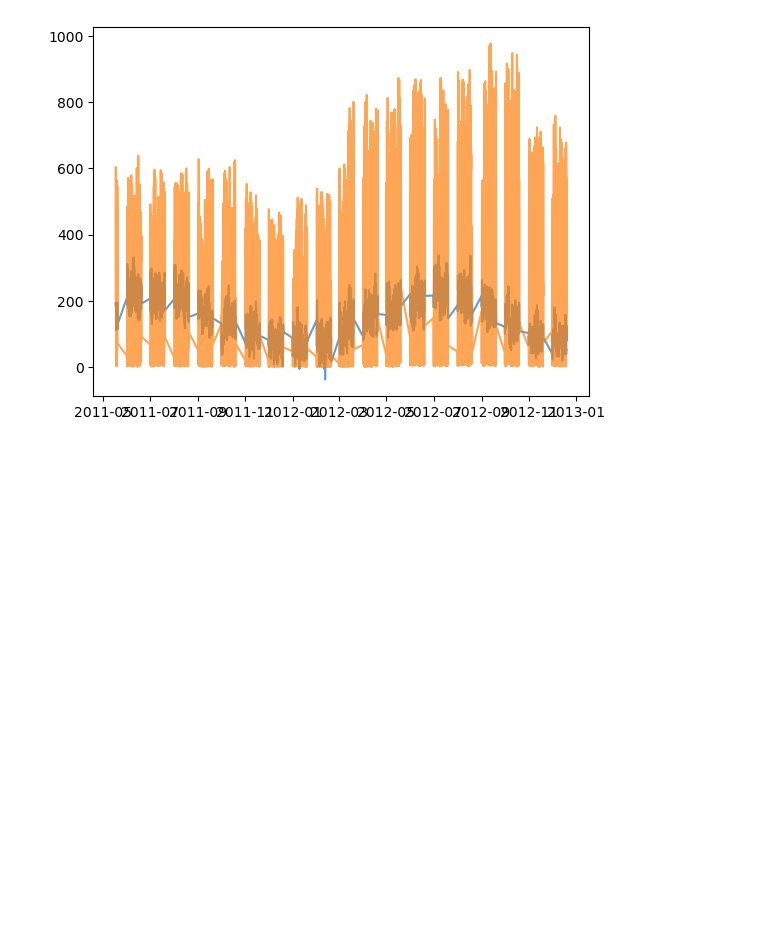
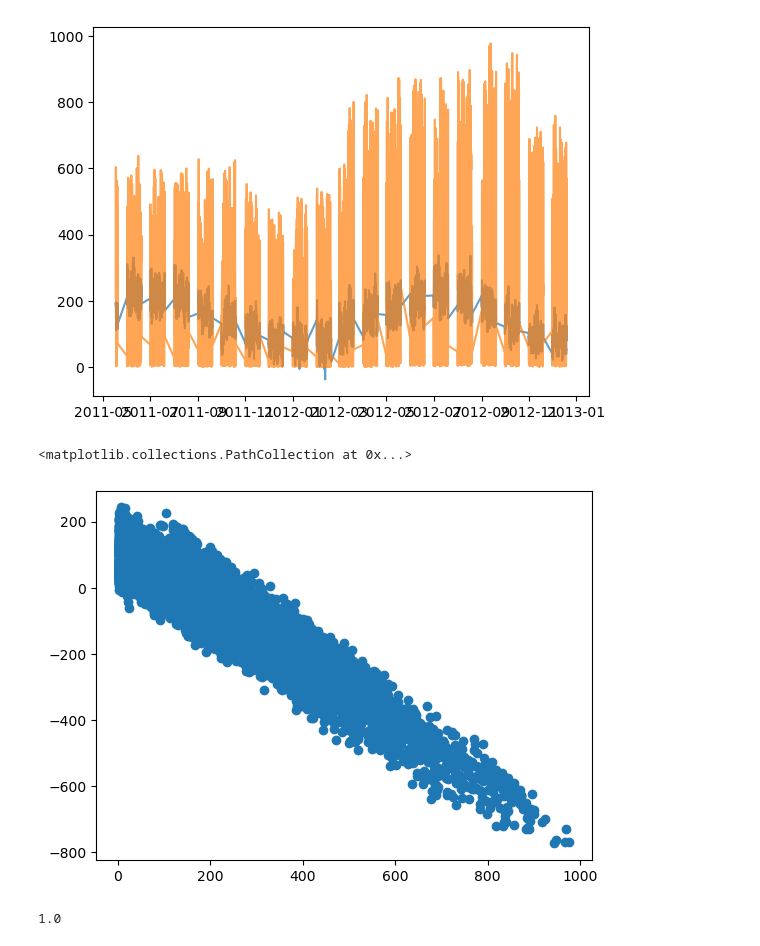
Before and after one commit to borisov5/Machine-Learning-September-2023, a Jupyter notebook: 09. Time Series/lecture.ipynb, the cells around one changed output. Cells and saved outputs as stored; diff of their text form; code cells hidden in the pictures; blank space fills up the shorter version.

```diff
--- a/09. Time Series/lecture.ipynb
+++ b/09. Time Series/lecture.ipynb
@@ -389,3 +389,12 @@ plt.plot(bike_targets_test, alpha = 0.7)
 plt.show()
 # %% [output]
 [figure]
+# %%
+plt.scatter(bike_targets_test, linear_model.predict(bike_attributes_test) - bike_targets_test)
+# %% [output]
+<matplotlib.collections.PathCollection at 0x...>
+[figure, added]
+# %%
+bike_attributes.temp.corr(bike_attributes.temp)
+# %% [output]
+1.0
```
Also changed, not shown: parts of 42 cells of this notebook.
